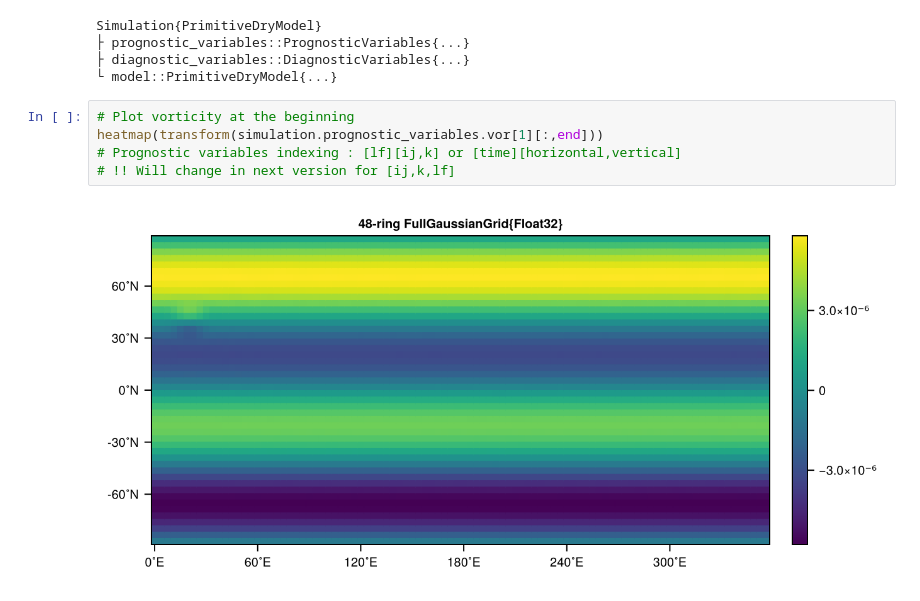
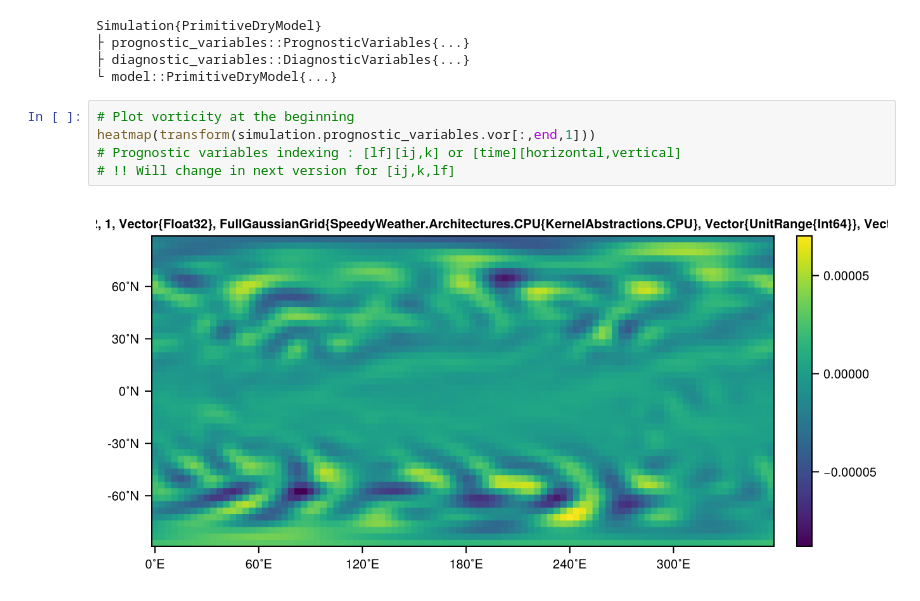
Before and after one commit to SpeedyWeather/NCAS_CMSS_2025, a Jupyter notebook: Introductory_Notebooks/minimal.ipynb, the cells around one changed output. Drawn from its saved outputs; the diff is of its cells as text.

```diff
--- a/Introductory_Notebooks/minimal.ipynb
+++ b/Introductory_Notebooks/minimal.ipynb
@@ -43,11 +43,11 @@ Simulation{PrimitiveDryModel}
 └ model::PrimitiveDryModel{...}
 # %%
 # Plot vorticity at the beginning
-heatmap(transform(simulation.prognostic_variables.vor[1][:,end]))
+heatmap(transform(simulation.prognostic_variables.vor[:,end,1]))
 # Prognostic variables indexing : [lf][ij,k] or [time][horizontal,vertical]
 # !! Will change in next version for [ij,k,lf]
 # %% [output]
-[figure, old version]
+[figure, new version]
 # %%
 # Run the model
 run!(simulation, period=Day(10))
```
Also changed, not shown: parts of 4 cells of this notebook, 11 other files.
